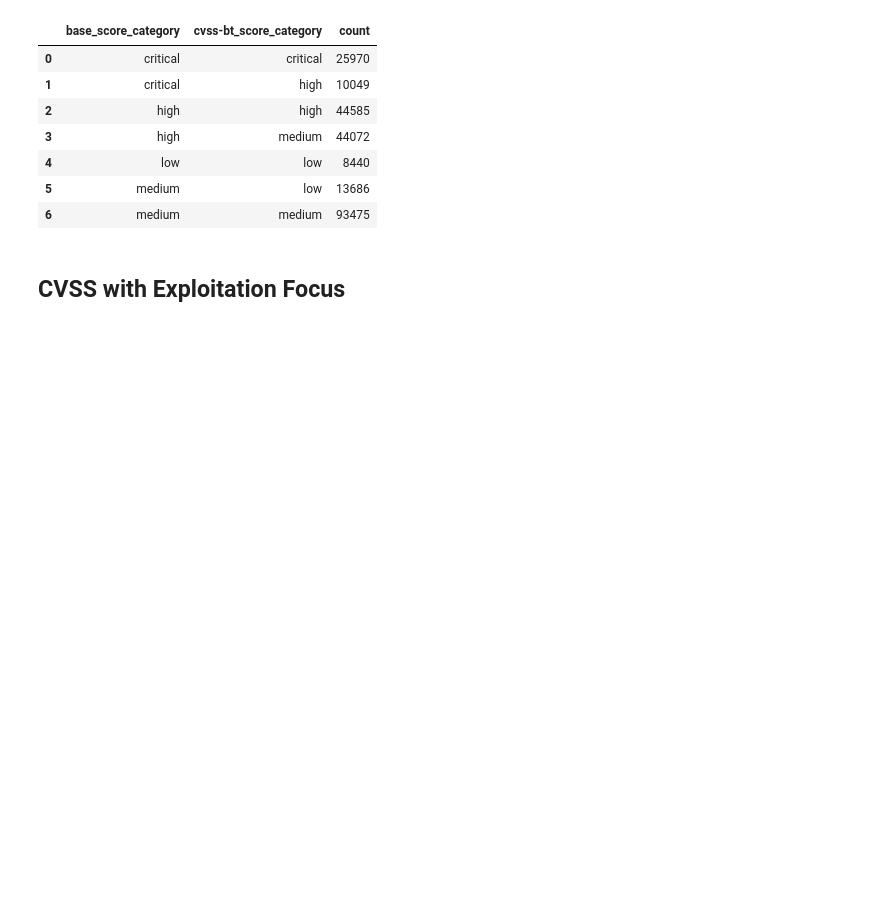
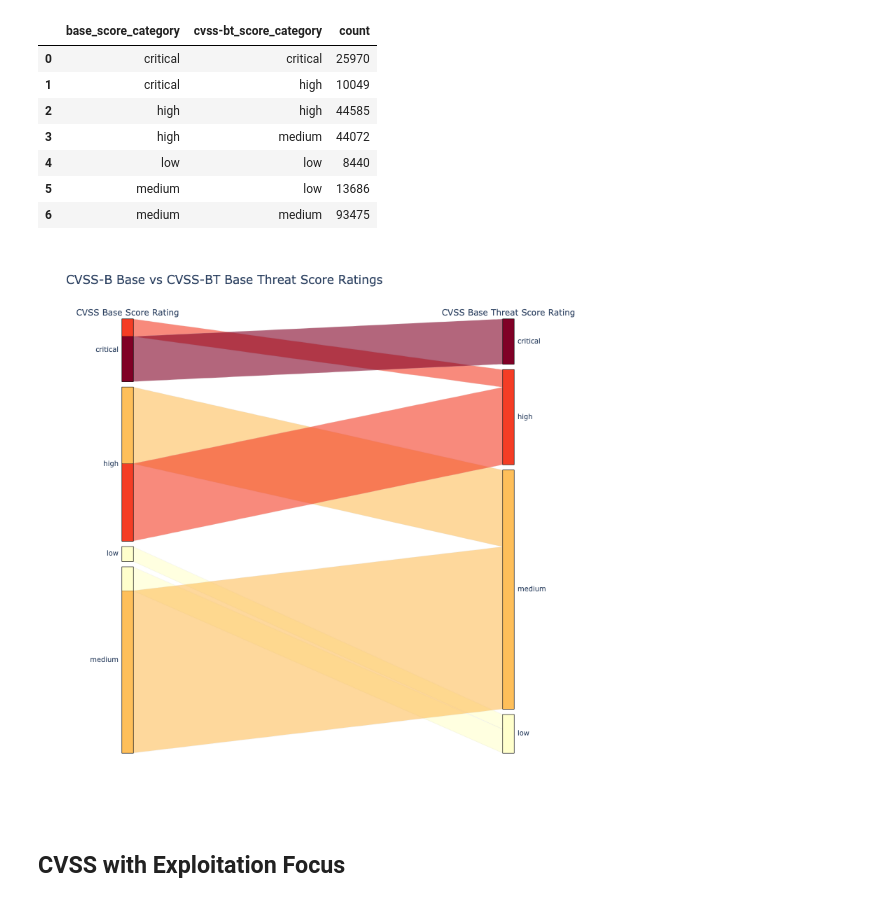
Before and after one commit to RiskBasedPrioritization/RiskBasedPrioritizationAnalysis, a Jupyter notebook: analysis/cvss-bt.ipynb, the cells around one changed output. Drawn from its saved outputs; the diff is of its cells as text; code cells hidden in the pictures; blank space fills up the shorter version.

Commit message:
cvss-bt update plot in github, tidy up exp focus

```diff
--- a/analysis/cvss-bt.ipynb
+++ b/analysis/cvss-bt.ipynb
@@ -228,28 +228,32 @@ cvss_bt_sankey_data
 # %%
 # Mapping dictionary to convert numbers back to categorical values
 category_to_number = {'critical': 4, 'high': 3, 'medium': 2, 'low': 1}
 
 cvss_bt_sankey_data['cvss_bt_score_category_color'] = cvss_bt_sankey_data['cvss-bt_score_category'].map(category_to_number)
 color = cvss_bt_sankey_data['cvss_bt_score_category_color'];
 
 colorscale = 'YlOrRd' #Yellow Orange Red
 fig = go.Figure(go.Parcats(
     dimensions=[
         {'label': 'CVSS Base Score Rating', 'values': cvss_bt_sankey_data['base_score_category']},
         {'label': 'CVSS Base Threat Score Rating', 'values': cvss_bt_sankey_data['cvss-bt_score_category']},
     ],
     line={'color': color, 'colorscale': colorscale},
     counts=cvss_bt_sankey_data['count'],
 ))
 fig.update_layout(
     title='CVSS-B Base vs CVSS-BT Base Threat Score Ratings',
     autosize=False,
     width=800,
     height=800,
 )
 fig.show()
 
 fig.write_image("../images_out/cvss_bt_parcat.png")
+
+Image(filename='../images_out/cvss_bt_parcat.png') #display plot when viewing in github
+# %% [output]
+[figure, added]
 # %% [markdown]
 ## CVSS with Exploitation Focus
 # %%
```
Also changed, not shown: parts of 13 cells of this notebook, 1 other file.
